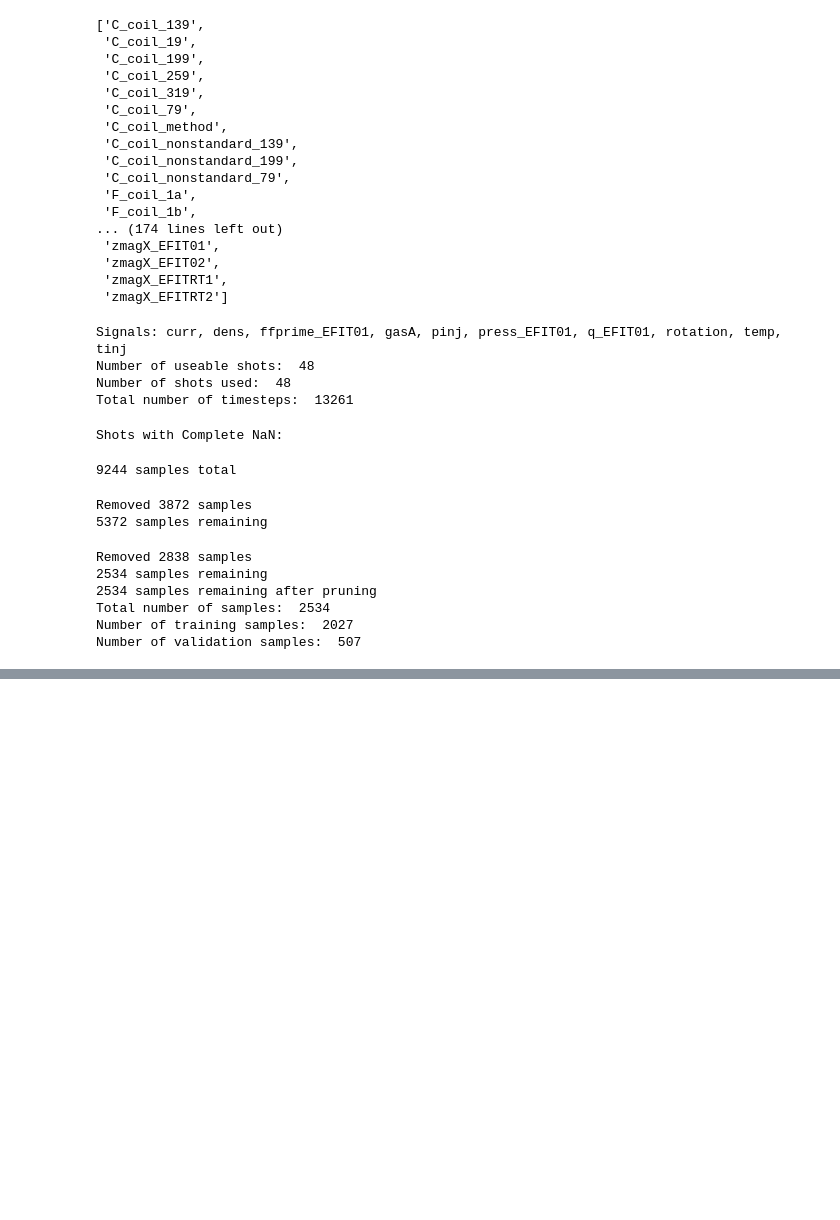
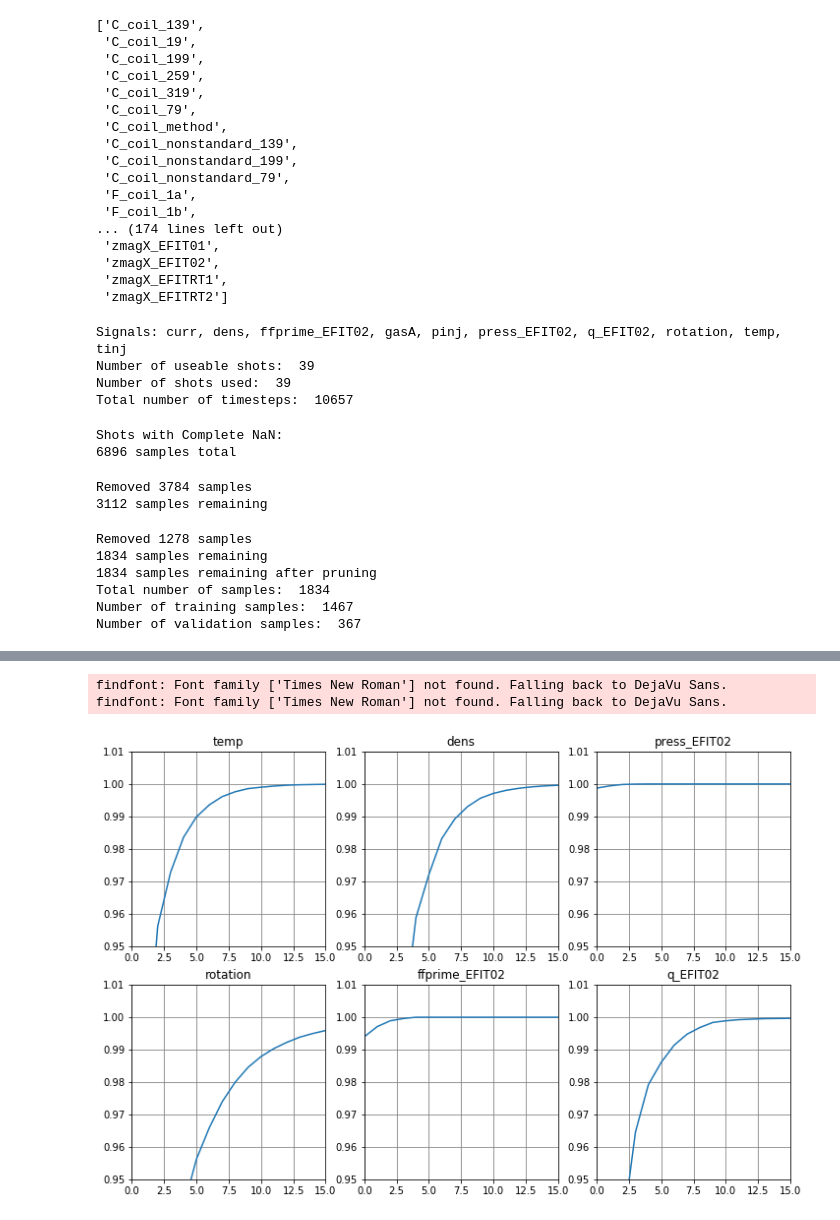
Before and after one commit to PlasmaControl/plasma-profile-predictor, a Jupyter notebook: linear_model.ipynb, the cells around one changed output, grey strips where cells are left out. Drawn from its saved outputs; the diff is of its cells as text; code cells hidden in the pictures; blank space fills up the shorter version.

```diff
--- a/linear_model.ipynb
+++ b/linear_model.ipynb
@@ -16,6 +17,10 @@ font={'family': 'Times New Roman',
 plt.rc('font', **font)
 matplotlib.rcParams['figure.facecolor'] = (1,1,1,1)
 # %%
-data_path = '/scratch/gpfs/jabbate/mixed_data/final_data_batch_68.pkl'
-with open(data_path,'rb') as f:
-    rawdata = pickle.load(f, encoding='latin1')
+data_path_base = '/scratch/gpfs/jabbate/mixed_data/final_data_batch_'
+rawdata = {}
+foo = [68]
+for i in foo:
+    with open(data_path_base + str(i) + '.pkl','rb') as f:
+        rawdata.update(pickle.load(f, encoding='latin1'))
+len(rawdata.keys())
@@ -43,12 +50,13 @@ keys
  'zmagX_EFITRT2']
 # %%
 actuator_names = ['pinj','tinj','curr','gasA']
-profile_names = ['temp','dens','press_EFIT01','rotation','ffprime_EFIT01','q_EFIT01']
+profile_names = ['temp','dens','press_EFIT02','rotation','ffprime_EFIT02','q_EFIT02']
 sig_names = actuator_names + profile_names
 normalization_method = 'RobustScaler'
 lookbacks = {}
+actuator_lookback = 6
 for sig in actuator_names:
-    lookbacks[sig] = 6
+    lookbacks[sig] = actuator_lookback
 for sig in profile_names:
     lookbacks[sig] = 1
 lookahead = 3
@@ -61,25 +69,29 @@ data, valdata, normalization_params = process_data(rawdata, sig_names, normaliza
                                                     uniform_normalization, train_frac=0.8, val_frac=0.2,
                                                     nshots=12000,verbose=1, flattop_only=True)
 # %% [output]
-Signals: curr, dens, ffprime_EFIT01, gasA, pinj, press_EFIT01, q_EFIT01, rotation, temp, tinj
-Number of useable shots:  48
-Number of shots used:  48
-Total number of timesteps:  13261
+Signals: curr, dens, ffprime_EFIT02, gasA, pinj, press_EFIT02, q_EFIT02, rotation, temp, tinj
+Number of useable shots:  39
+Number of shots used:  39
+Total number of timesteps:  10657
 Shots with Complete NaN:
+6896 samples total
-9244 samples total
+Removed 3784 samples
+3112 samples remaining
-Removed 3872 samples
-5372 samples remaining
+Removed 1278 samples
+1834 samples remaining
+1834 samples remaining after pruning
+Total number of samples:  1834
+Number of training samples:  1467
+Number of validation samples:  367
-Removed 2838 samples
-2534 samples remaining
-2534 samples remaining after pruning
-Total number of samples:  2534
-Number of training samples:  2027
-Number of validation samples:  507
 # %%
 # split into I/O pairs
-X = {sig: data[sig][:,0,:] for sig in profile_names}
-Y = {sig: data[sig][:,-1,:] for sig in profile_names}
-U = {sig: data[sig] for sig in actuator_names}
+X = {sig: data[sig][:,0,:].T for sig in profile_names}
+Y = {sig: data[sig][:,-1,:].T for sig in profile_names}
+U = {sig: data[sig].T for sig in actuator_names}
+
+Xval = {sig: valdata[sig][:,0,:].T for sig in profile_names}
+Yval = {sig: valdata[sig][:,-1,:].T for sig in profile_names}
+Uval = {sig: valdata[sig].T for sig in actuator_names}
 # %%
 # take SVD of inputs
 params = {}
@@ -91,2 +104,16 @@ for sig in tqdm_notebook(X.keys(), position=0):
 # %% [output]
 [interactive output not drawn]
+# %%
+nrows = 2
+ncols = 3
+figsize = (ncols*4,nrows*4)
+fig, axes = plt.subplots(nrows=nrows, ncols=ncols, figsize=figsize)
+for i, sig in tqdm_notebook(enumerate(profile_names)):
+    ax = axes[np.unravel_index(i,(nrows,ncols))]
+    ax.plot(params[sig+'_percentile'])
+    ax.title.set_text(sig)
+    ax.set_ylim([.95,1.01])
+    ax.set_xlim([0,15])
+    ax.yaxis.grid(color='gray')
+    ax.xaxis.grid(color='gray')
+# %% [output]
@@ -93,3 +121,6 @@ for sig in tqdm_notebook(X.keys(), position=0):
+findfont: Font family ['Times New Roman'] not found. Falling back to DejaVu Sans.
+findfont: Font family ['Times New Roman'] not found. Falling back to DejaVu Sans.
+[figure, added]
 # %%
 # extract PCA modes
 kernels= {}
```
Also changed, not shown: parts of 15 cells of this notebook, 3 other files.
